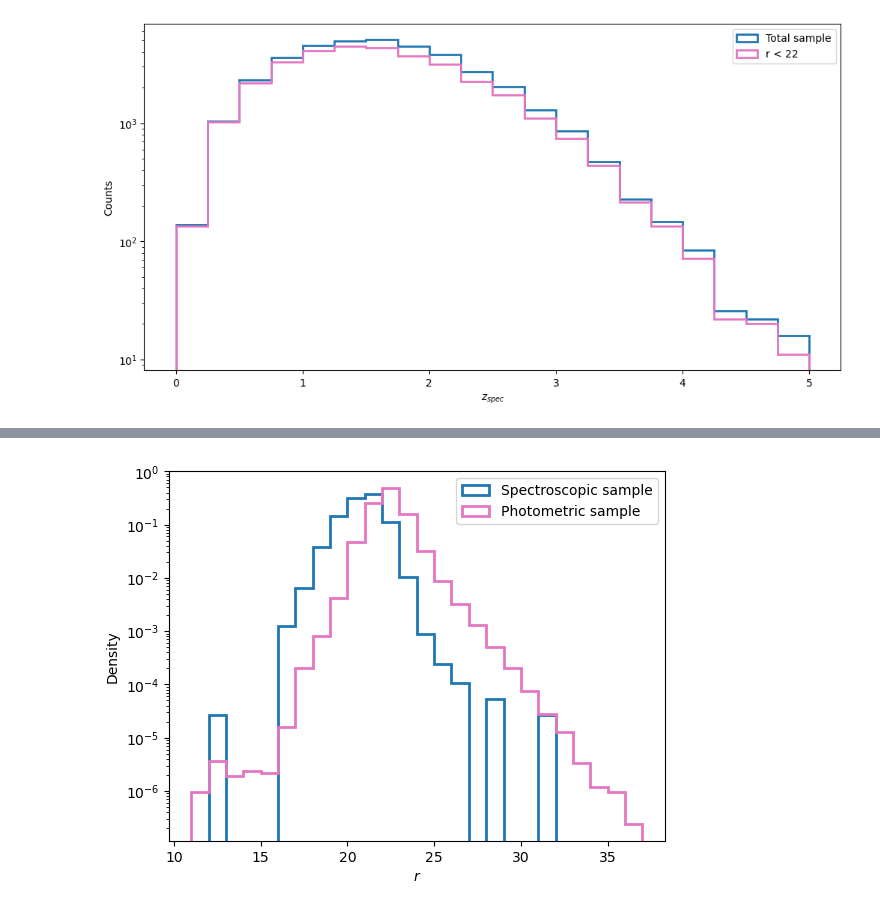
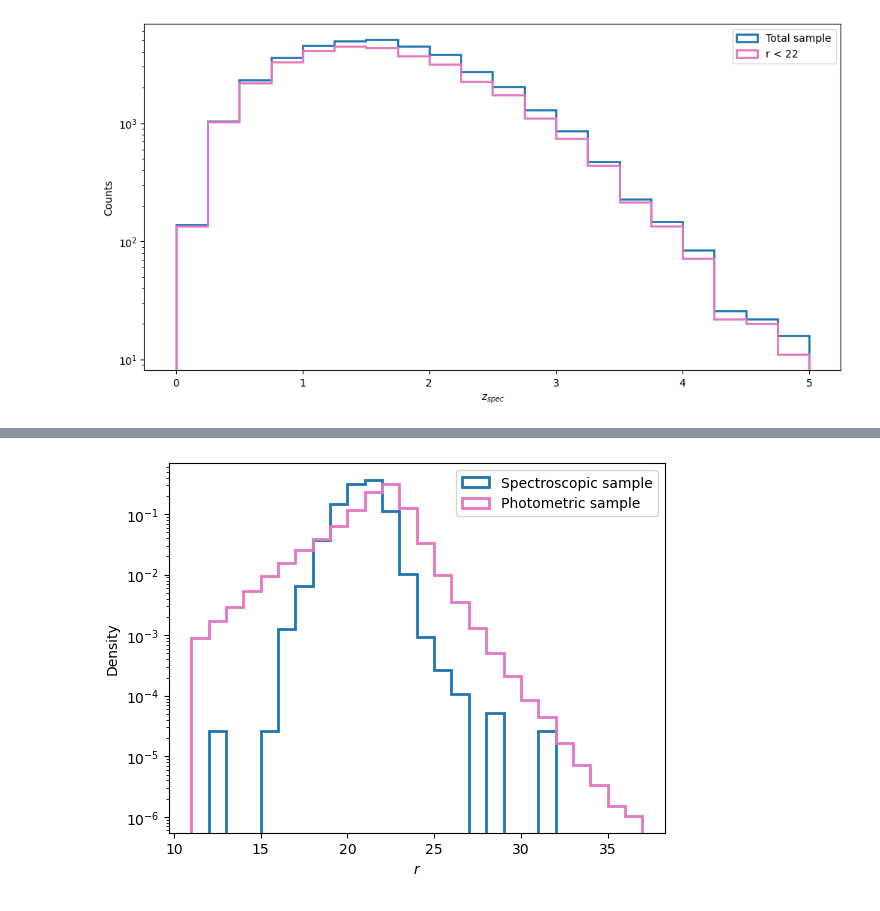
Before and after one commit to marixko/qucats_paper, a Jupyter notebook: codes/notebooks/plot_samples.ipynb, the cells around one changed output, grey strips where cells are left out. Drawn from its saved outputs; the diff is of its cells as text; code cells hidden in the pictures.

Commit message:
DR4 plots

```diff
--- a/codes/notebooks/plot_samples.ipynb
+++ b/codes/notebooks/plot_samples.ipynb
@@ -40,18 +53,18 @@ print(len(phot))
 # %%
 plt.figure()
 bins = np.arange(11, 38, 1)
 plt.hist(spec.query('r_PStotal != 99')['r_PStotal'],
          bins=bins, label='Spectroscopic sample',
          histtype='step', lw=2, log=True, density=True, color='tab:blue')
-plt.hist(phot.query('r_PStotal != 99')['r_PStotal'],
+plt.hist(phot.query('R_PStotal != 99')['R_PStotal'],
          bins=bins, label='Photometric sample',
          histtype='step', lw=2, log=True, density=True, color='tab:pink')
 plt.xlabel('$r$')
 plt.ylabel('Density')
 plt.legend()
 plt.show()
 # %% [output]
-[figure, old version]
+[figure, new version]
 # %%
 plt.figure()
 bins = np.arange(16, 22.25, 0.25)
```
Also changed, not shown: parts of 3 cells of this notebook.
